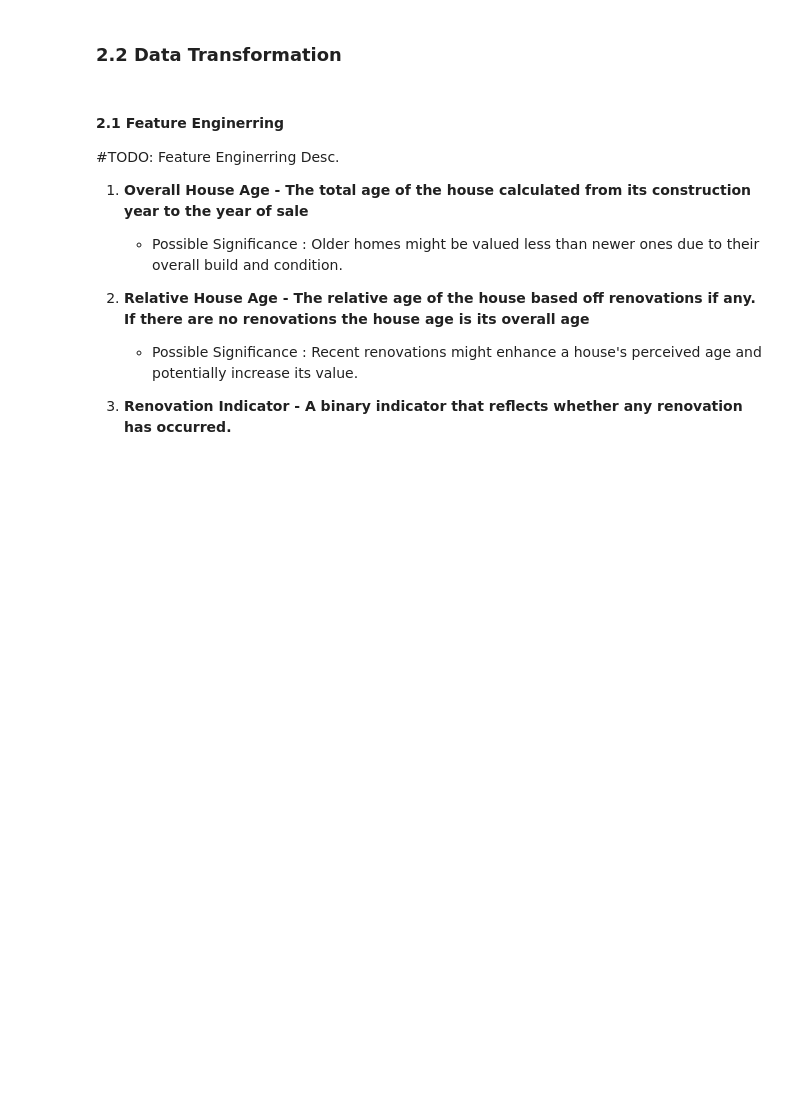
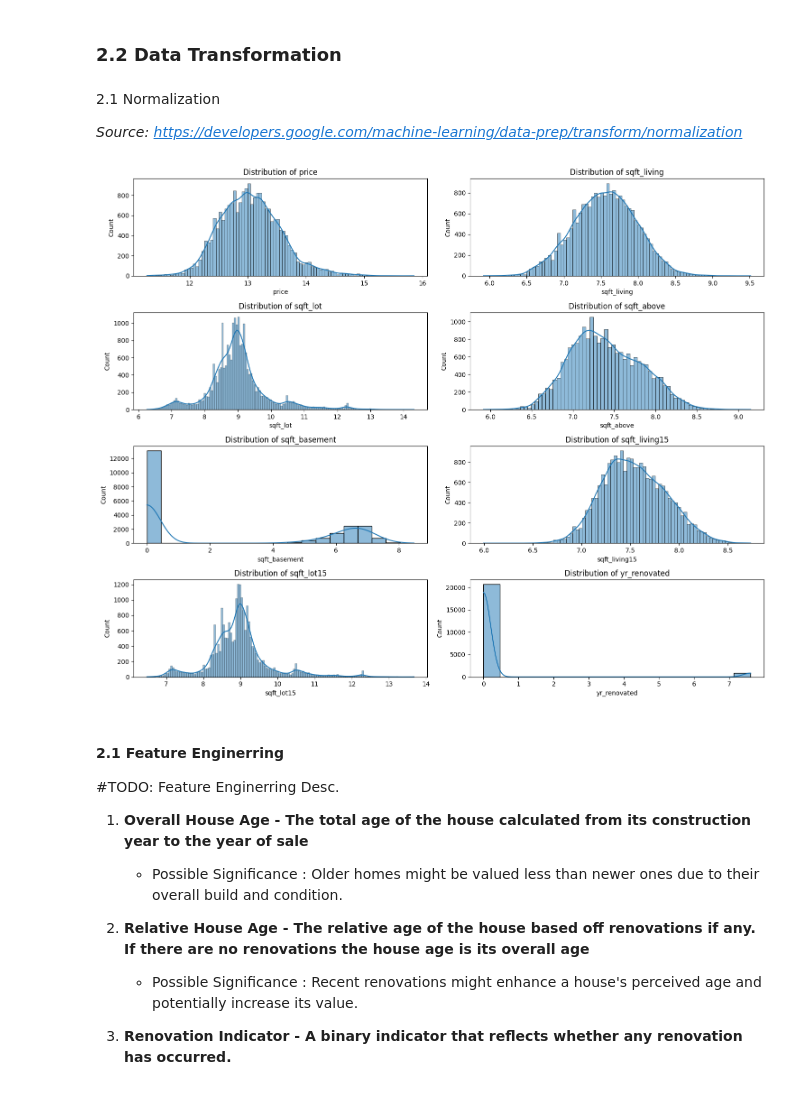
Before and after one commit to alexmakh12/fall23-cs577-project, a Jupyter notebook: src/models/main.ipynb, the cells around one changed output. Saved outputs shown, nothing was run; the diff lists cells and outputs as text; code cells hidden in the pictures; blank space fills up the shorter version.

Commit message:
normalization

```diff
--- a/src/models/main.ipynb
+++ b/src/models/main.ipynb
@@ -419,6 +419,27 @@ plt.show()
 [figure]
 # %% [markdown]
 ### 2.2 **Data Transformation**
+# %% [markdown]
+2.1 Normalization
+
+*Source: https://developers.google.com/machine-learning/data-prep/transform/normalization*
+# %%
+features = ['price', 'sqft_living', 'sqft_lot', 'sqft_above','sqft_basement', 'sqft_living15', 'sqft_lot15', 'yr_renovated']
+
+for feature in features:
+    df[feature] = np.log1p(df[feature])
+
+plt.figure(figsize=(15, 12))
+
+for i, feature in enumerate(features, 1):
+    plt.subplot(4, 2, i)
+    sns.histplot(df[feature], kde=True)
+    plt.title(f"Distribution of {feature}")
+
+plt.tight_layout()
+plt.show()
+# %% [output]
+[figure, added]
 # %% [markdown]
 #### **2.1 Feature Enginerring**
 
```
Also changed, not shown: parts of 7 cells of this notebook.
